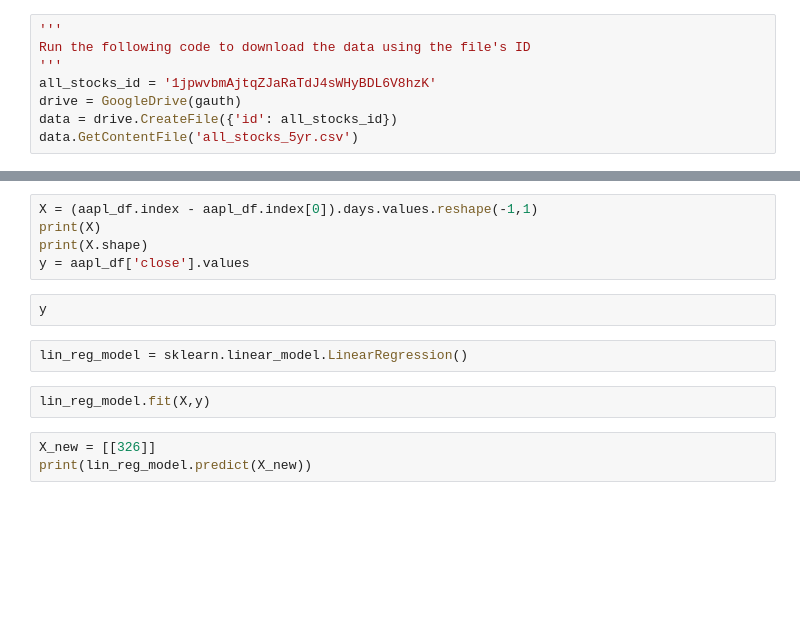
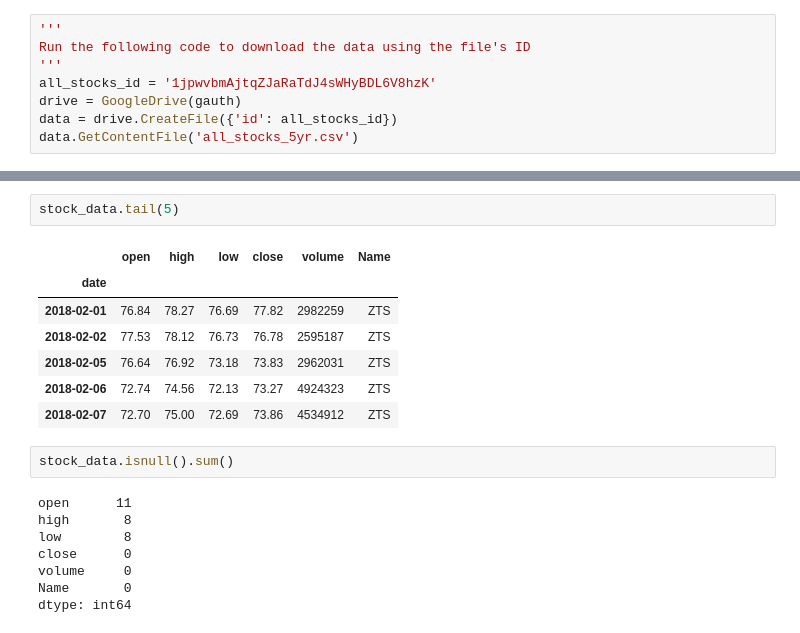
Before and after one commit to Aaivazi000/fintech-master, a Jupyter notebook: Marin Workspace/marin_4.18.ipynb, the cells around one changed output, grey strips where cells are left out. Drawn from its saved outputs; the diff is of its cells as text; blank space fills up the shorter version.

```diff
--- a/Marin Workspace/marin_4.18.ipynb
+++ b/Marin Workspace/marin_4.18.ipynb
@@ -38,14 +39,20 @@ aapl_df
-# %%
-X = (aapl_df.index - aapl_df.index[0]).days.values.reshape(-1,1)
-print(X)
-print(X.shape)
-y = aapl_df['close'].values
-# %%
-y
-# %%
-lin_reg_model = sklearn.linear_model.LinearRegression()
-# %%
-lin_reg_model.fit(X,y)
-# %%
-X_new = [[326]]
-print(lin_reg_model.predict(X_new))
+# %%
+stock_data.tail(5)
+# %% [output]
+|  | open | high | low | close | volume | Name |
+| date |  |  |  |  |  |  |
+| 2018-02-01 | 76.84 | 78.27 | 76.69 | 77.82 | 2982259 | ZTS |
+| 2018-02-02 | 77.53 | 78.12 | 76.73 | 76.78 | 2595187 | ZTS |
+| 2018-02-05 | 76.64 | 76.92 | 73.18 | 73.83 | 2962031 | ZTS |
+| 2018-02-06 | 72.74 | 74.56 | 72.13 | 73.27 | 4924323 | ZTS |
+| 2018-02-07 | 72.70 | 75.00 | 72.69 | 73.86 | 4534912 | ZTS |
+# %%
+stock_data.isnull().sum()
+# %% [output]
+open      11
+high       8
+low        8
+close      0
+volume     0
+Name       0
+dtype: int64
```
Also changed, not shown: parts of 17 cells of this notebook.
